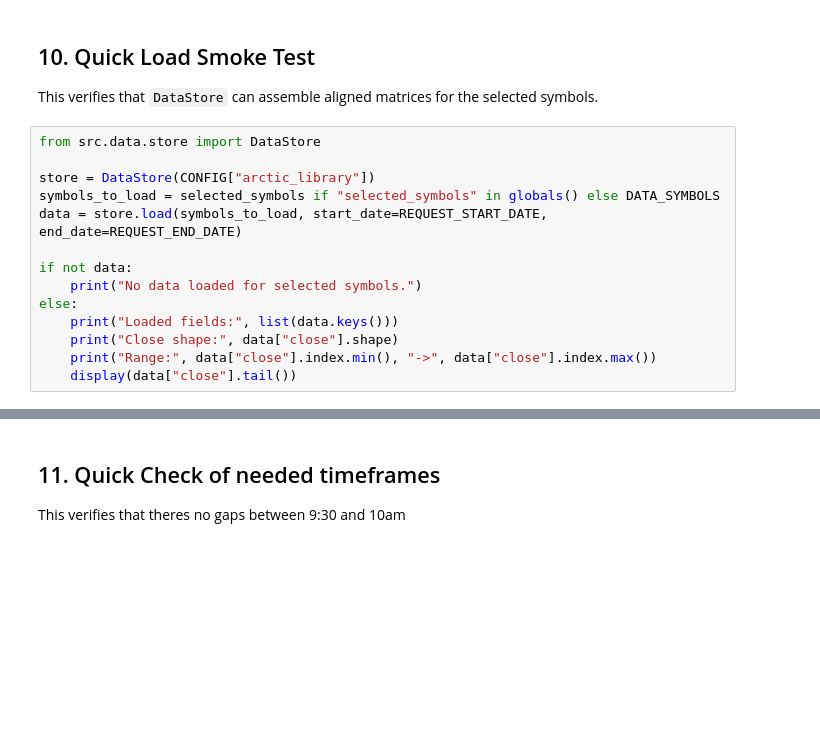
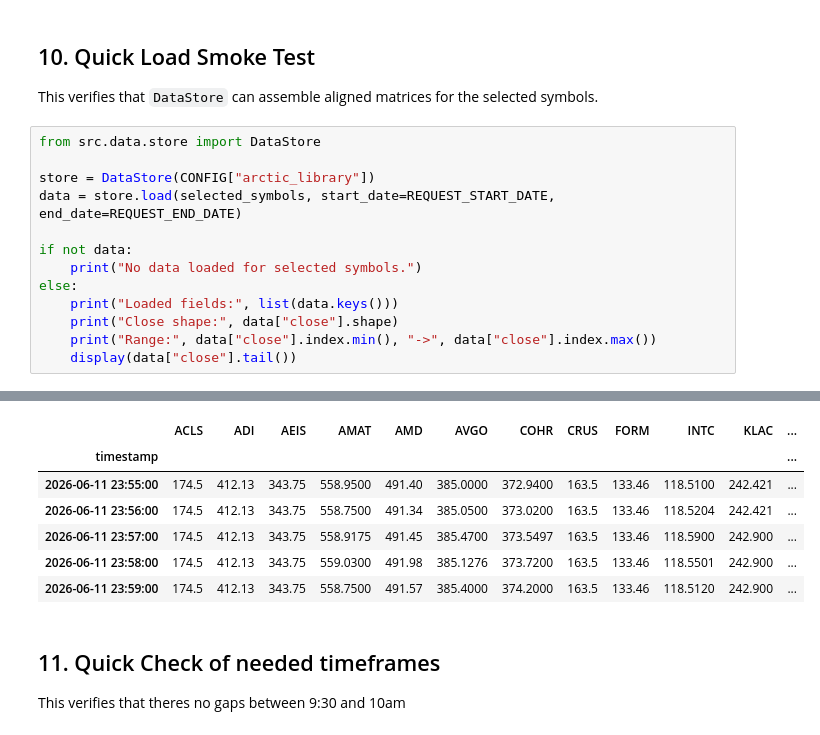
Before and after one commit to gabtopas88/Bluegrey, a Jupyter notebook: research/Jordi/cross_sectional_equity_dispersion/00_semis_intraday_data_download.ipynb, the cells around one changed output, grey strips where cells are left out. Cells and saved outputs as stored; diff of their text form; blank space fills up the shorter version.

```diff
--- a/research/Jordi/cross_sectional_equity_dispersion/00_semis_intraday_data_download.ipynb
+++ b/research/Jordi/cross_sectional_equity_dispersion/00_semis_intraday_data_download.ipynb
@@ -397,8 +447,7 @@ This verifies that `DataStore` can assemble aligned matrices for the selected sy
 from src.data.store import DataStore
 
 store = DataStore(CONFIG["arctic_library"])
-symbols_to_load = selected_symbols if "selected_symbols" in globals() else DATA_SYMBOLS
-data = store.load(symbols_to_load, start_date=REQUEST_START_DATE, end_date=REQUEST_END_DATE)
+data = store.load(selected_symbols, start_date=REQUEST_START_DATE, end_date=REQUEST_END_DATE)
 
 if not data:
     print("No data loaded for selected symbols.")
@@ -407,3 +456,4 @@ else:
     print("Close shape:", data["close"].shape)
     print("Range:", data["close"].index.min(), "->", data["close"].index.max())
     display(data["close"].tail())
+# %% [output]
@@ -410,3 +467,10 @@ else:
+|  | ACLS | ADI | AEIS | AMAT | AMD | AVGO | COHR | CRUS | FORM | INTC | KLAC | ... |
+| timestamp |  |  |  |  |  |  |  |  |  |  |  | ... |
+| 2026-06-11 23:55:00 | 174.5 | 412.13 | 343.75 | 558.9500 | 491.40 | 385.0000 | 372.9400 | 163.5 | 133.46 | 118.5100 | 242.421 | ... |
+| 2026-06-11 23:56:00 | 174.5 | 412.13 | 343.75 | 558.7500 | 491.34 | 385.0500 | 373.0200 | 163.5 | 133.46 | 118.5204 | 242.421 | ... |
+| 2026-06-11 23:57:00 | 174.5 | 412.13 | 343.75 | 558.9175 | 491.45 | 385.4700 | 373.5497 | 163.5 | 133.46 | 118.5900 | 242.900 | ... |
+| 2026-06-11 23:58:00 | 174.5 | 412.13 | 343.75 | 559.0300 | 491.98 | 385.1276 | 373.7200 | 163.5 | 133.46 | 118.5501 | 242.900 | ... |
+| 2026-06-11 23:59:00 | 174.5 | 412.13 | 343.75 | 558.7500 | 491.57 | 385.4000 | 374.2000 | 163.5 | 133.46 | 118.5120 | 242.900 | ... |
 # %% [markdown]
 ## 11. Quick Check of needed timeframes
 
```
Also changed, not shown: parts of 4 cells of this notebook, 3 other files.
